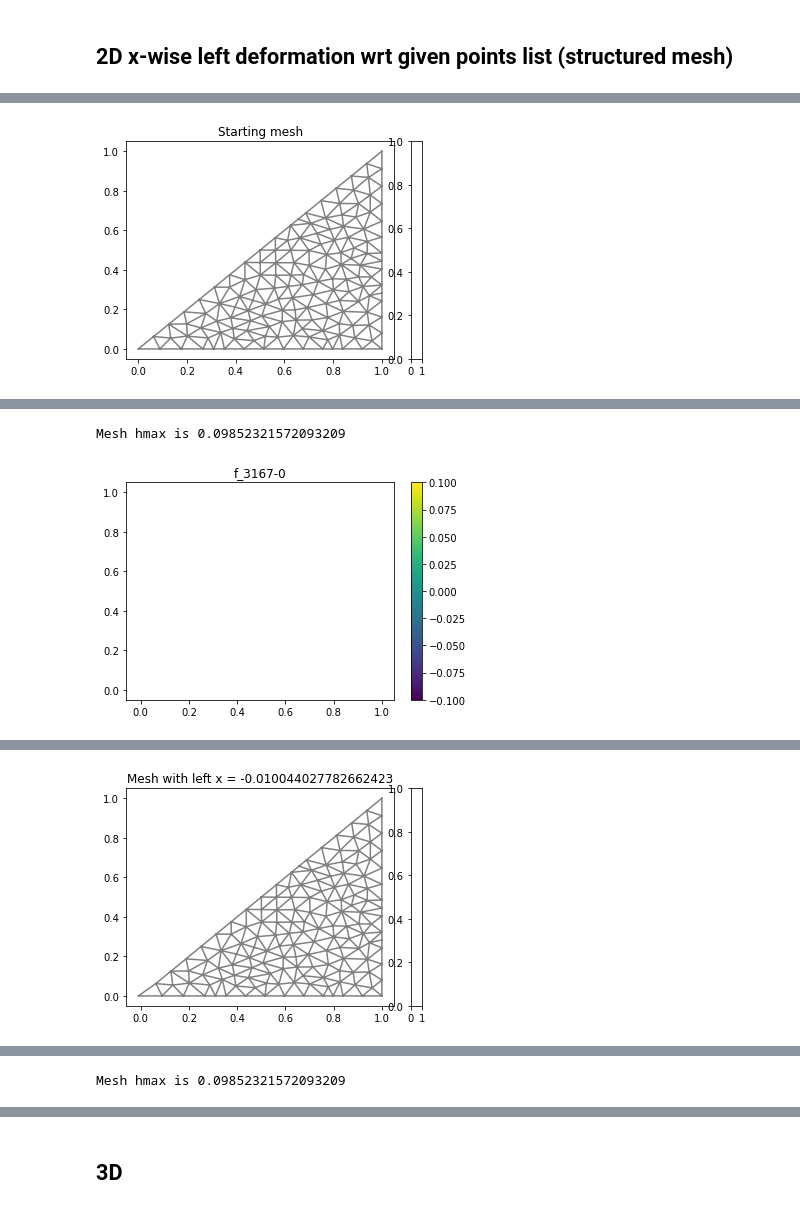
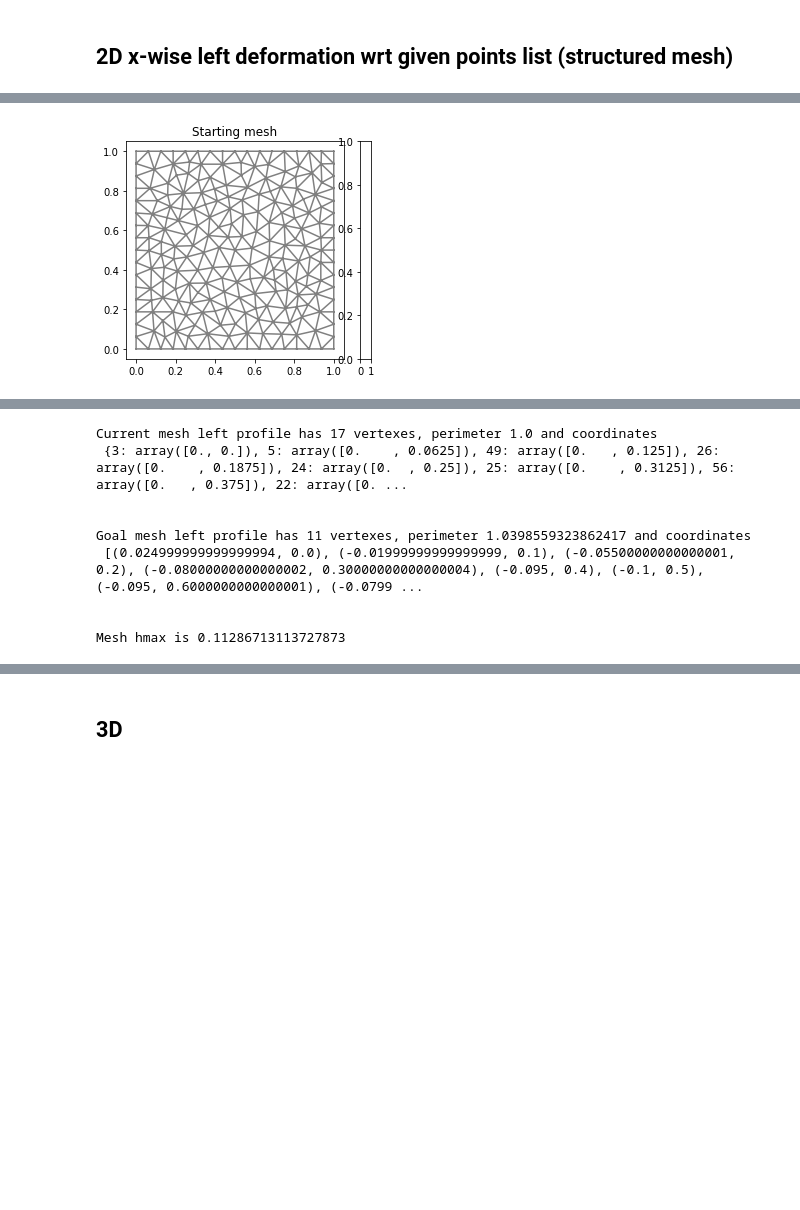
Before and after one commit to TheCrowned/FEFFII, a Jupyter notebook: experiments/ALE experiments.ipynb, the cells around one changed output, grey strips where cells are left out. Saved outputs shown, nothing was run; the diff lists cells and outputs as text; code cells hidden in the pictures; blank space fills up the shorter version.

Commit message:
Progress on pointwise movement

```diff
--- a/experiments/ALE experiments.ipynb
+++ b/experiments/ALE experiments.ipynb
@@ -270,11 +158,10 @@ feffi.parameters.define_parameters({
 })
 
 # Unstructured mesh
-points = [Point(0,0), Point(1,0), Point(1,1)] # square
+points = [Point(0,0), Point(1,0), Point(1,1), Point(0,1)] # square
 #points = [Point(0,0), Point(10,0), Point(10,1), Point(0,1)] # long domain
 domain = Polygon(points)
 mesh = generate_mesh(domain, 10, 'cgal')
-
 feffi.plot.plot_single(mesh, display=True, title="Starting mesh")
 
 f_spaces = feffi.functions.define_function_spaces(mesh)
@@ -282,25 +169,68 @@ f = feffi.functions.define_functions(f_spaces)
 domain = feffi.boundaries.Domain(mesh, f_spaces)
 simul = feffi.simulation.Simulation(f, domain.BCs)
 
-left_idxs = []
+# New "goal" left profile
+step_size = 0.1
+new_profile = [(0.5*(y-0.5)**2-0.1, y)
+         for y in np.arange(min(mesh.coordinates()[:,1]),
+                            max(mesh.coordinates()[:,1])+step_size,
+                            step_size)]
+
+# Current left profile
+left_points = {}
 b_mesh = BoundaryMesh(mesh, 'exterior')
 for p_idx in range(len(b_mesh.coordinates())):
     if domain.boundaries['left'].inside(b_mesh.coordinates()[p_idx], True):
-        left_idxs.append(p_idx)
+        left_points[p_idx] = b_mesh.coordinates()[p_idx]
+sorted_left_points = dict(sorted(left_points.items(), key=lambda dict_entry: dict_entry[1][1]))
+
+def profile_length(profile):
+    '''Naive curve length calculation with pythagorean theorem.'''
+
+    profile_length = 0
+    for i in range(1, len(profile)):
+        profile_length += np.linalg.norm(np.subtract(profile[i], profile[i-1]))
+    return profile_length
+
+print(('Current mesh left profile has {} vertexes, perimeter {} and coordinates \n {}\n\n'
+       .format(len(sorted_left_points), profile_length(list(sorted_left_points.values())), sorted_left_points)))
+print(('Goal mesh left profile has {} vertexes, perimeter {} and coordinates \n {}'
+       .format(len(new_profile), profile_length(new_profile), new_profile)))
+
+import itertools
 
 # Repeatedly run 1 timestep and deform mesh
-for x in range(2):
+total_steps = 1
+for x in range(total_steps):
     print("\n\nMesh hmax is {}\n".format(mesh.hmax()))
     simul.timestep()
 
-    import random
     b_mesh = BoundaryMesh(mesh, 'exterior')
-    for p_idx in left_idxs:
-            b_mesh.coordinates()[p_idx][0] += (-1)**int(random.random()*10) * random.random()/10
-            ALE.move(mesh, b_mesh)
-            #ALE.move(mesh, disp)
+    current_boundary_length = profile_length(list(sorted_left_points.values()))
+    other_p_idx = 0
+    cycle = itertools.cycle(list(sorted_left_points.items()))
+    el = next(cycle) #ignore first
 
+    for i in range(len(list(sorted_left_points.items()))):
+        deform_coeff = (x+1)/total_steps
 
+        curr_p_idx, curr_p_coord = el[0], el[1]
+        el = next(cycle)
+        next_p_idx, next_p_coord = el[0], el[1]
+
+        d = np.linalg.norm(np.subtract(sorted_left_points[next_p_idx], sorted_left_points[curr_p_idx]))/current_boundary_length
+        print(d)
+
+        print(('old point {} becomes {}'
+              .format(p_coord,
+                      (deform_coeff*new_profile[other_p_idx][0],
+                       deform_coeff*new_profile[other_p_idx][1]))))
+
+        b_mesh.coordinates()[p_idx][0] = deform_coeff*new_profile[other_p_idx][0]
+        b_mesh.coordinates()[p_idx][1] = deform_coeff*new_profile[other_p_idx][1]
+        other_p_idx += 1
+    print(b_mesh.coordinates())
+    ALE.move(mesh, b_mesh)
     mesh.bounding_box_tree().build(mesh)
 
     feffi.plot.plot_single(f['u_'], display=True)
@@ -311 +241 @@ for x in range(2):
-[figure, old version]
+[figure, new version]
@@ -330,2 +255,9 @@ for x in range(2):
-Mesh hmax is 0.09852321572093209
+Current mesh left profile has 17 vertexes, perimeter 1.0 and coordinates
+ {3: array([0., 0.]), 5: array([0.    , 0.0625]), 49: array([0.   , 0.125]), 26: array([0.    , 0.1875]), 24: array([0.  , 0.25]), 25: array([0.    , 0.3125]), 56: array([0.   , 0.375]), 22: array([0. ...
+
+
+Goal mesh left profile has 11 vertexes, perimeter 1.0398559323862417 and coordinates
+ [(0.024999999999999994, 0.0), (-0.01999999999999999, 0.1), (-0.05500000000000001, 0.2), (-0.08000000000000002, 0.30000000000000004), (-0.095, 0.4), (-0.1, 0.5), (-0.095, 0.6000000000000001), (-0.0799 ...
+
+
+Mesh hmax is 0.11286713113727873
-[figure, removed]
@@ -333 +267,0 @@ Mesh hmax is 0.09852321572093209
-[figure, removed]
@@ -335 +268,0 @@ Mesh hmax is 0.09852321572093209
-Mesh hmax is 0.09852321572093209
```
Also changed, not shown: parts of 6 cells of this notebook.
